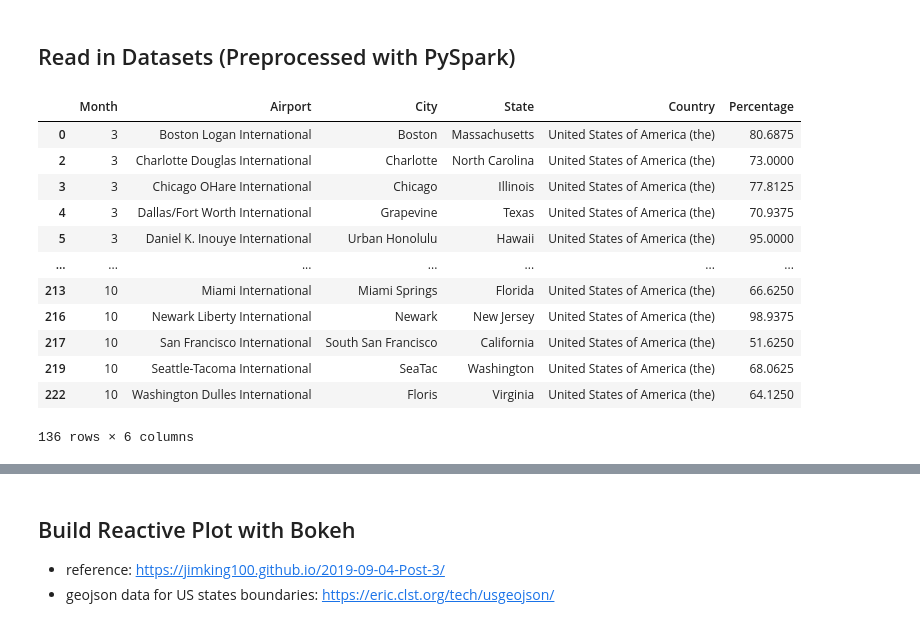
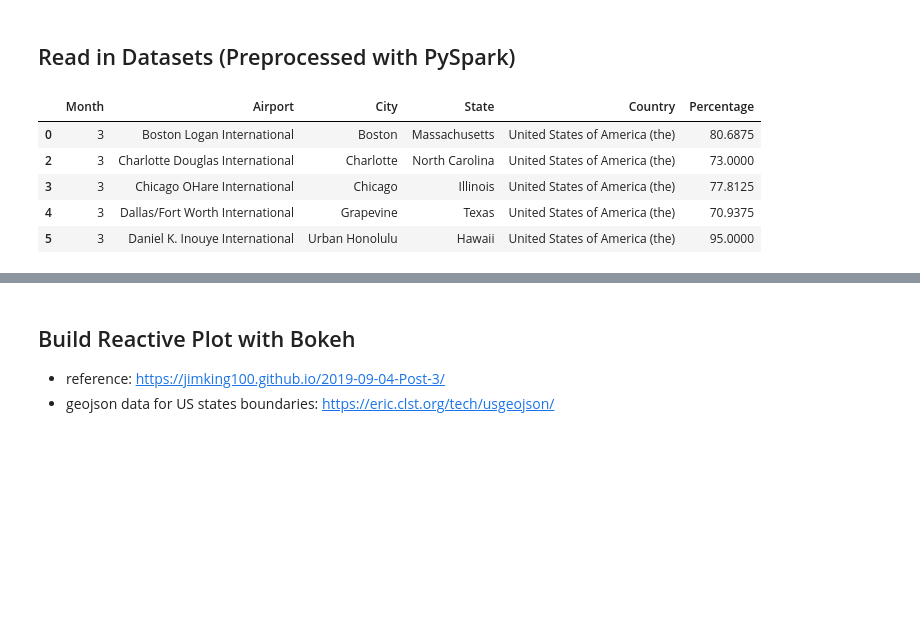
Before and after one commit to carolcheng98/spark-bokeh-covid-airport-analysis, a Jupyter notebook: demo/demo-notebook.ipynb, the cells around one changed output, grey strips where cells are left out. Drawn from its saved outputs; the diff is of its cells as text; code cells hidden in the pictures; blank space fills up the shorter version.

```diff
--- a/demo/demo-notebook.ipynb
+++ b/demo/demo-notebook.ipynb
@@ -31,22 +31,15 @@ from bokeh.layouts import widgetbox, row, column
 # %%
 # aggregated flight data - only need the US data
 df_flight = pd.read_csv('flight_result.csv',names=['Month','Airport','City','State','Country','Percentage'])
 df_flight=df_flight.loc[df_flight['Country']=='United States of America (the)']
-df_flight
+df_flight.head()
 # %% [output]
 |  | Month | Airport | City | State | Country | Percentage |
 | 0 | 3 | Boston Logan International | Boston | Massachusetts | United States of America (the) | 80.6875 |
 | 2 | 3 | Charlotte Douglas International | Charlotte | North Carolina | United States of America (the) | 73.0000 |
 | 3 | 3 | Chicago OHare International | Chicago | Illinois | United States of America (the) | 77.8125 |
 | 4 | 3 | Dallas/Fort Worth International | Grapevine | Texas | United States of America (the) | 70.9375 |
 | 5 | 3 | Daniel K. Inouye International | Urban Honolulu | Hawaii | United States of America (the) | 95.0000 |
-| ... | ... | ... | ... | ... | ... | ... |
-| 213 | 10 | Miami International | Miami Springs | Florida | United States of America (the) | 66.6250 |
-| 216 | 10 | Newark Liberty International | Newark | New Jersey | United States of America (the) | 98.9375 |
-| 217 | 10 | San Francisco International | South San Francisco | California | United States of America (the) | 51.6250 |
-| 219 | 10 | Seattle-Tacoma International | SeaTac | Washington | United States of America (the) | 68.0625 |
-| 222 | 10 | Washington Dulles International | Floris | Virginia | United States of America (the) | 64.1250 |
-136 rows × 6 columns
 # %%
 # aggregated covid stats data
 df_cases = pd.read_csv('case_final.csv')
```
Also changed, not shown: parts of 3 cells of this notebook, 6 other files.
